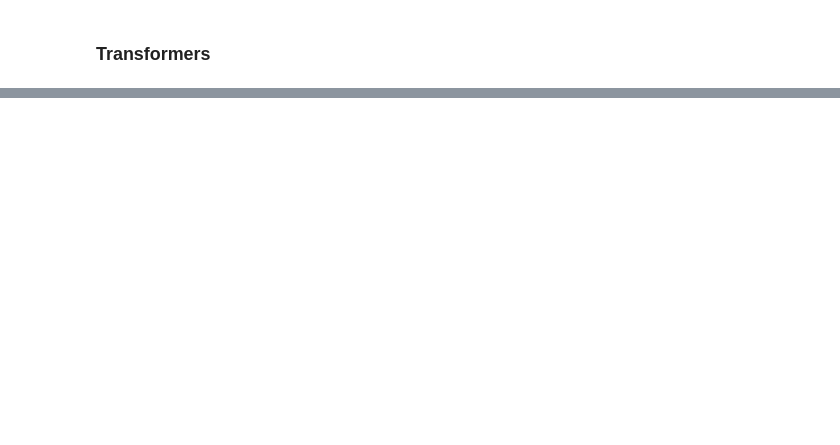
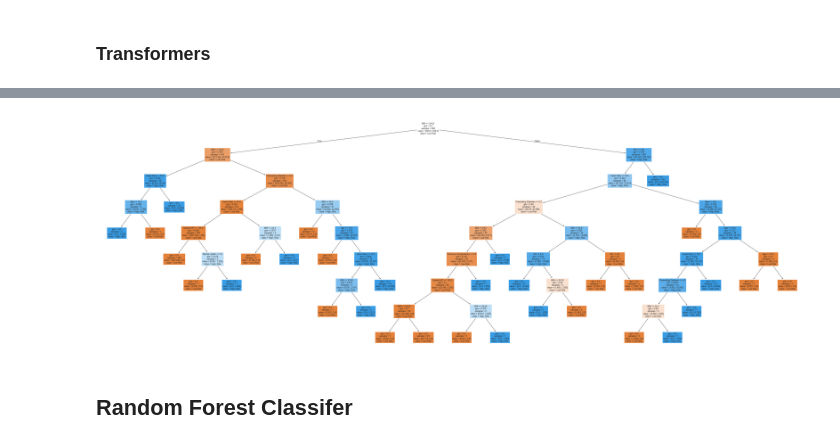
Before and after one commit to Vhickyem/Pregnancy-Risk-Prediction, a Jupyter notebook: code.ipynb, the cells around one changed output, grey strips where cells are left out. Saved outputs shown, nothing was run; the diff lists cells and outputs as text; code cells hidden in the pictures; blank space fills up the shorter version.

```diff
--- a/code.ipynb
+++ b/code.ipynb
@@ -951,0 +839,13 @@ The model's performance remained consistently high, even on the validation set.
+# %%
+dt_transformed = pipeline.named_steps["column_dropper"].transform(X_train)
+dt_feature_names = dt_transformed.columns.tolist()
+# %%
+tree_model = dt_pipeline.named_steps['decision_tree']
+
+plt.figure(figsize=(60, 20))
+plot_tree(tree_model, feature_names=dt_feature_names, class_names=["Low Risk", "High_Risk"], filled=True, fontsize=10)
+plt.show()
+# %% [output]
+[figure, added]
+# %% [markdown]
+## Random Forest Classifer
```
Also changed, not shown: parts of 59 cells of this notebook, 6 other files.
